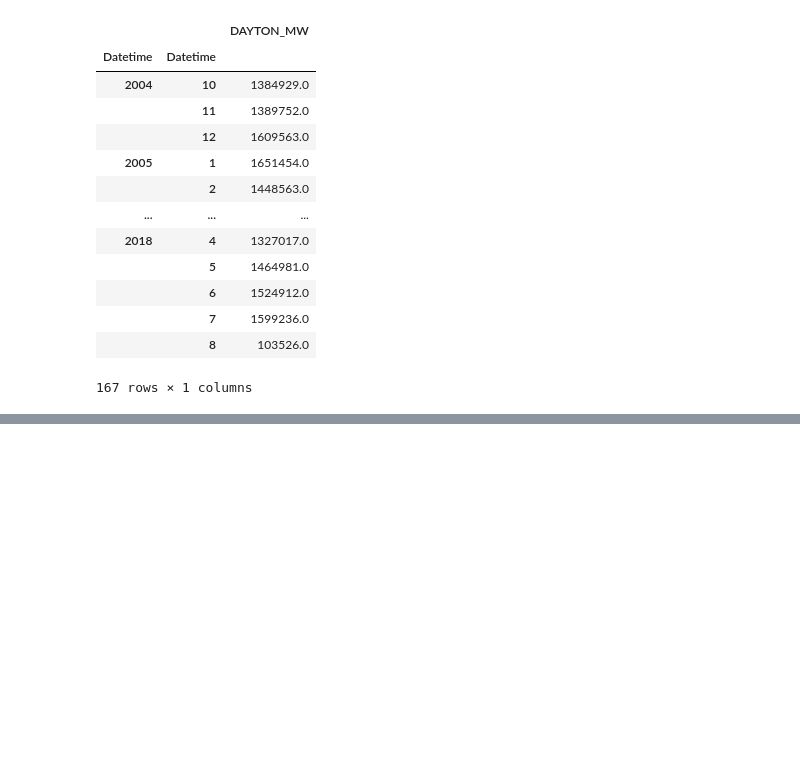
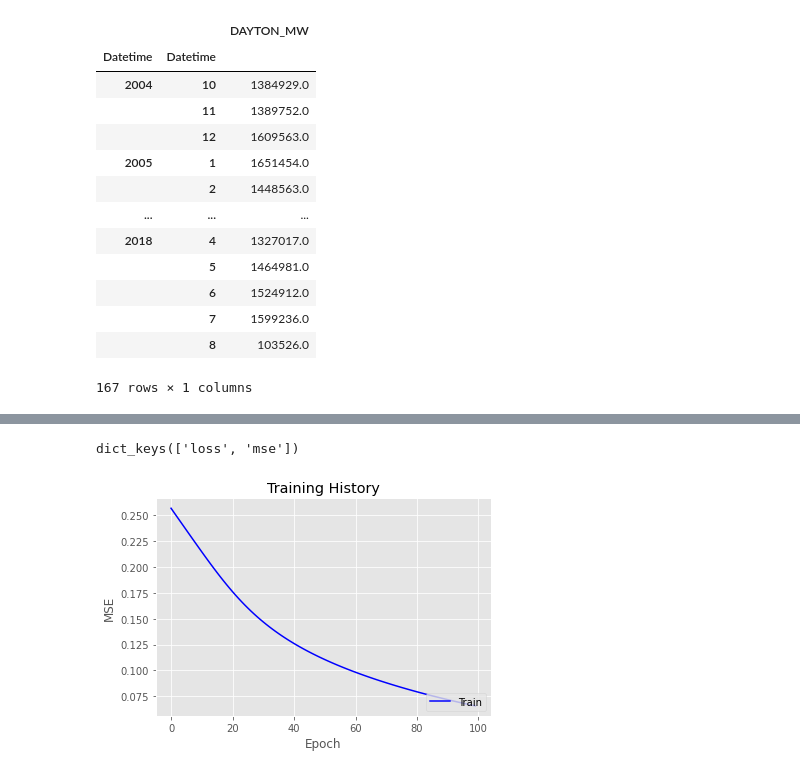
Before and after one commit to rafalopes74/EnergyConsumptionAI, a Jupyter notebook: EnergyConsumption.ipynb, the cells around one changed output, grey strips where cells are left out. Cells and saved outputs as stored; diff of their text form; code cells hidden in the pictures; blank space fills up the shorter version.

```diff
--- a/EnergyConsumption.ipynb
+++ b/EnergyConsumption.ipynb
@@ -194,0 +246,16 @@ Name: DAYTON_MW, dtype: float64
+# %%
+n_epochs = 100
+batch_size = 1                    # There is only 1 time series data. No other choice but 1.
+learn_rate = 0.0002
+
+n_input = 1                       # Scalar input.
+n_neurons = 10                   # N# of neurons per layer.
+n_output = 1                      # Scalar output.
+# %%
+# RNN or LSTM network.
+# return_sequnces = True: means "Sequence to Sequence".
+# input_shape = (None, n_inputs) : variable length of the time series.
+my_model = Sequential()
+my_model.add(SimpleRNN(units=n_neurons,return_sequences=True, input_shape=(None, n_input)))     # RNN.
+#my_model.add(LSTM(units=n_neurons,return_sequences=True, input_shape=(None, n_input)))         # LSTM.
+my_model.add(TimeDistributed(Dense(units=n_output, activation="linear")))    # Wrapper.
@@ -194,0 +280,21 @@ Name: DAYTON_MW, dtype: float64
+# %%
+# Define the optimizer and compile.
+my_optimizer=Adam(lr=learn_rate)
+my_model.compile(loss = "mse", optimizer = my_optimizer, metrics=["mse"])
+# %%
+# No validation.
+# CAUTION: y is X shifted by +1.
+my_summary = my_model.fit(ts_scaled_2[:,:-1,:], ts_scaled_2[:,1:,:], epochs=n_epochs, batch_size = batch_size, verbose = 0)
+# %%
+my_summary.history.keys()
+# %% [output]
+dict_keys(['loss', 'mse'])
+# %%
+plt.plot(my_summary.history['mse'], c="b")
+plt.title('Training History')
+plt.ylabel('MSE')
+plt.xlabel('Epoch')
+plt.legend(['Train'], loc='lower right')
+plt.show()
+# %% [output]
+[figure, added]
```
Also changed, not shown: parts of 19 cells of this notebook.
